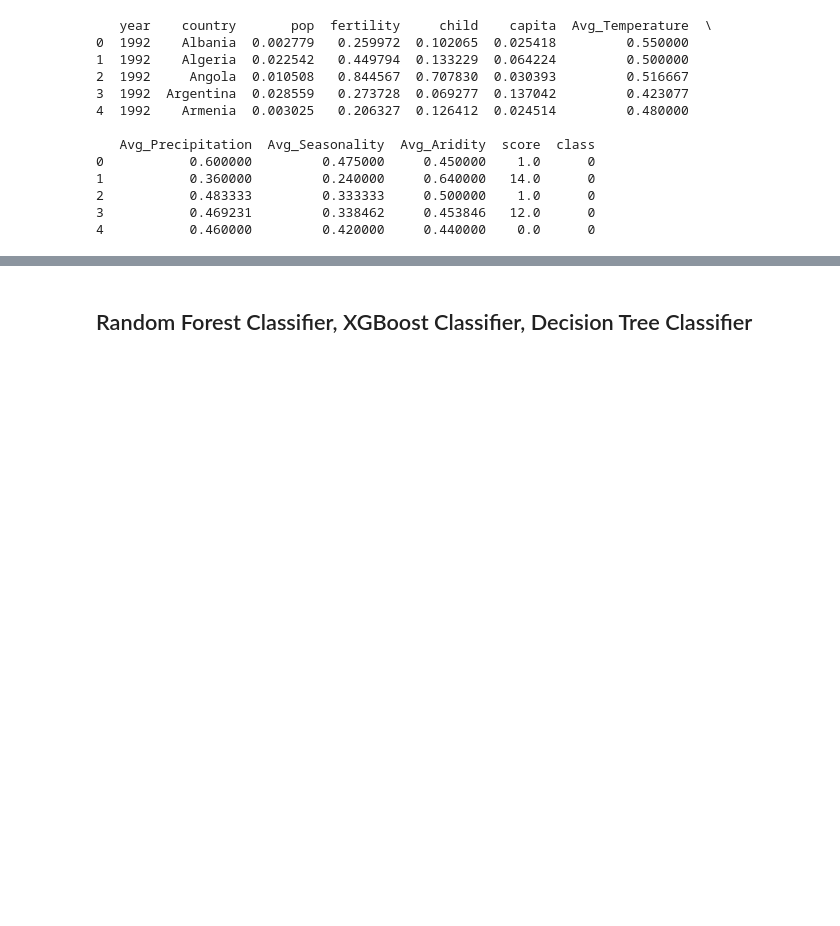
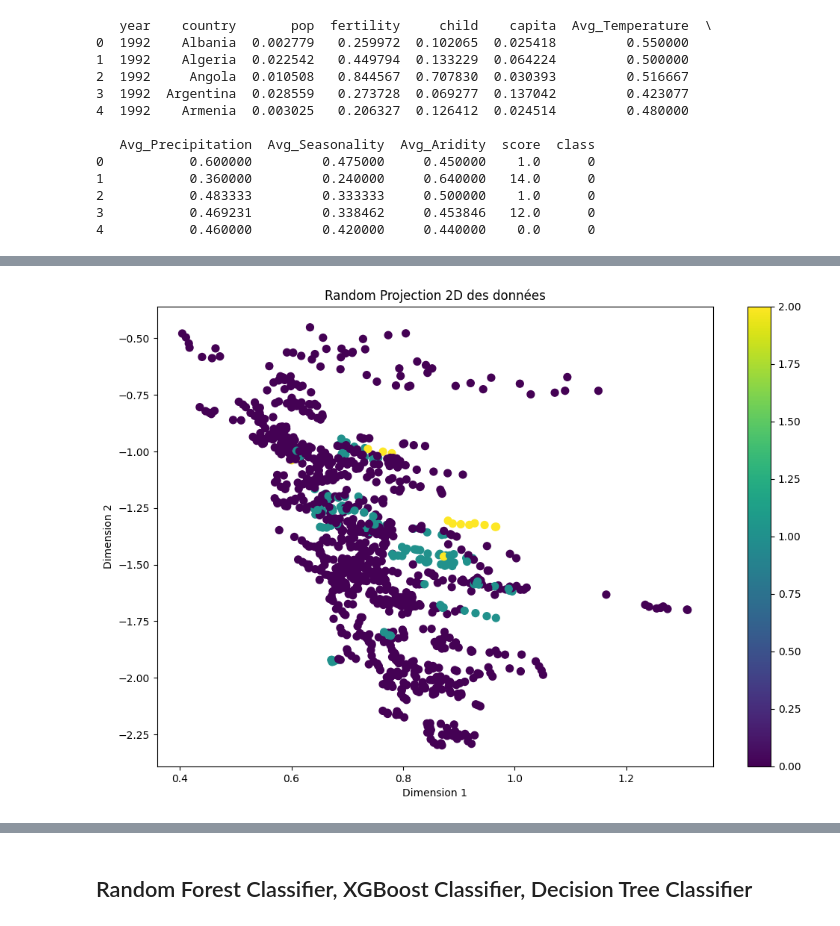
Before and after one commit to Jmuhleman/GML, a Jupyter notebook: apprentissage_unsupervised_classification.ipynb, the cells around one changed output, grey strips where cells are left out. Saved outputs shown, nothing was run; the diff lists cells and outputs as text; code cells hidden in the pictures; blank space fills up the shorter version.

```diff
--- a/apprentissage_unsupervised_classification.ipynb
+++ b/apprentissage_unsupervised_classification.ipynb
@@ -124,0 +166,19 @@ countries_name = final_df['country'].values  # Noms des pays pour annotations
+# %%
+# Random Projection pour réduire la dimensionnalité et visualiser les données
+
+from sklearn.random_projection import GaussianRandomProjection
+
+# Réduire la dimensionnalité en 2D
+embedding = GaussianRandomProjection(n_components=2, random_state=42)
+X_transformed = embedding.fit_transform(X)
+
+# Afficher les données
+plt.figure(figsize=(12, 8))
+plt.scatter(X_transformed[:, 0], X_transformed[:, 1], c=y_classification, cmap='viridis', s=50)
+plt.colorbar()
+plt.title("Random Projection 2D des données")
+plt.xlabel("Dimension 1")
+plt.ylabel("Dimension 2")
+plt.show()
+# %% [output]
+[figure, added]
```
Also changed, not shown: parts of 7 cells of this notebook.
